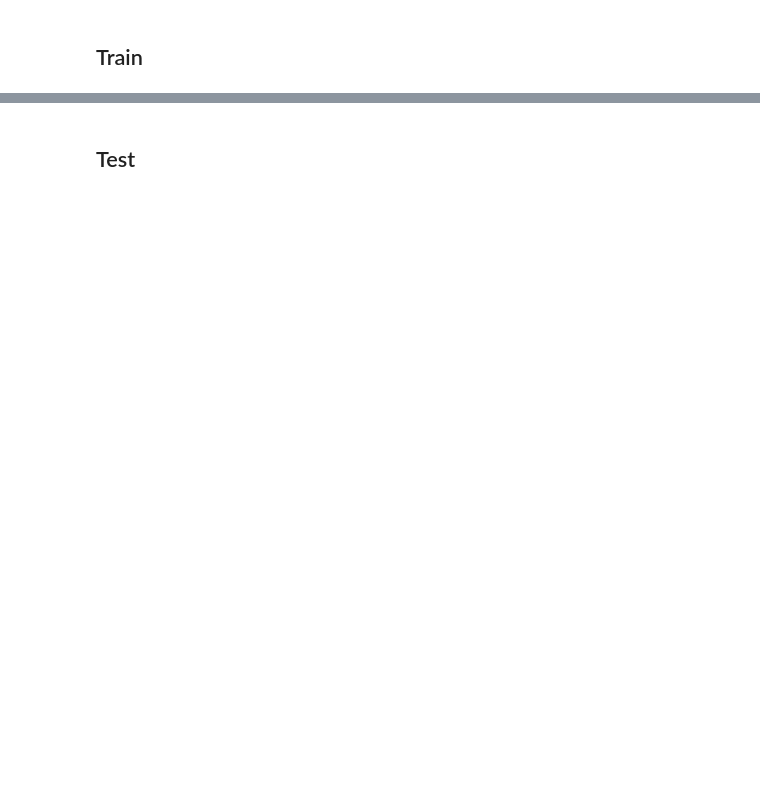
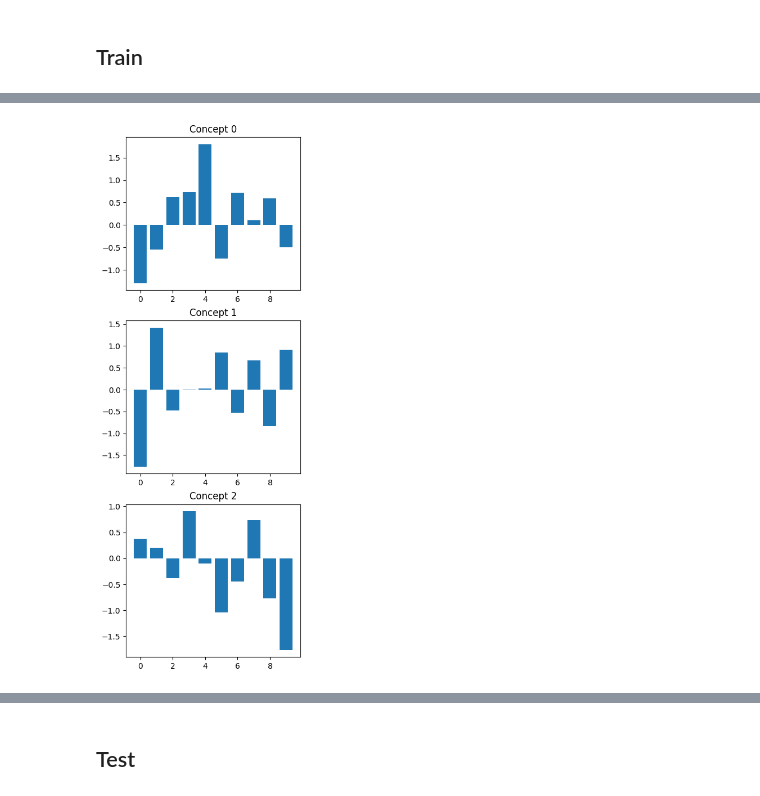
Before and after one commit to georg-wolflein/das-mil, a Jupyter notebook: train.ipynb, the cells around one changed output, grey strips where cells are left out. Saved outputs shown, nothing was run; the diff lists cells and outputs as text; code cells hidden in the pictures; blank space fills up the shorter version.

```diff
--- a/train.ipynb
+++ b/train.ipynb
@@ -12,11 +12,14 @@ import hydra
 from hydra.core.global_hydra import GlobalHydra
 import os
 from tqdm import tqdm
+import warnings
+from sklearn.exceptions import UndefinedMetricWarning
 os.environ["HYDRA_FULL_ERROR"] = "1"
+warnings.filterwarnings("ignore", category=UndefinedMetricWarning)
 
 
 from mil.data.mnist import MNISTBags, OneHotMNISTBags, MNISTCollage, OneHotMNISTCollage
-from mil.utils import device, human_format, set_seed
+from mil.utils import device, human_format, set_seed, identity
 from mil.utils.visualize import print_one_hot_bag_with_attention, print_one_hot_bag, plot_attention_head, plot_bag, plot_one_hot_collage
 from mil.utils.stats import print_prediction_stats
 from mil.utils.layers import find_submodule
@@ -31,6 +34,7 @@ RESULTS_FILE = "train.csv"
 GlobalHydra().clear()
 hydra.initialize(config_path="conf")
 cfg = hydra.compose("config.yaml", overrides=["+experiment=mnist_bags", "+model=self_attention"])
+cfg = hydra.compose("config.yaml", overrides=["+experiment=one_hot_mnist_bags", "+model=self_attention"])
 
 set_seed(cfg.seed)
 # %% [output]
@@ -203,0 +242,10 @@ plt.legend()
+# %%
+concept_mil = find_submodule(model, ConceptMIL)
+
+plt.figure(figsize=(4, 12))
+for i in range(3):
+    plt.subplot(3, 1, i + 1)
+    plt.title(f"Concept {i}")
+    plt.bar(range(10), concept_mil.concept_vectors[i].detach().numpy())
+# %% [output]
+[figure, added]
```
Also changed, not shown: parts of 6 cells of this notebook.
